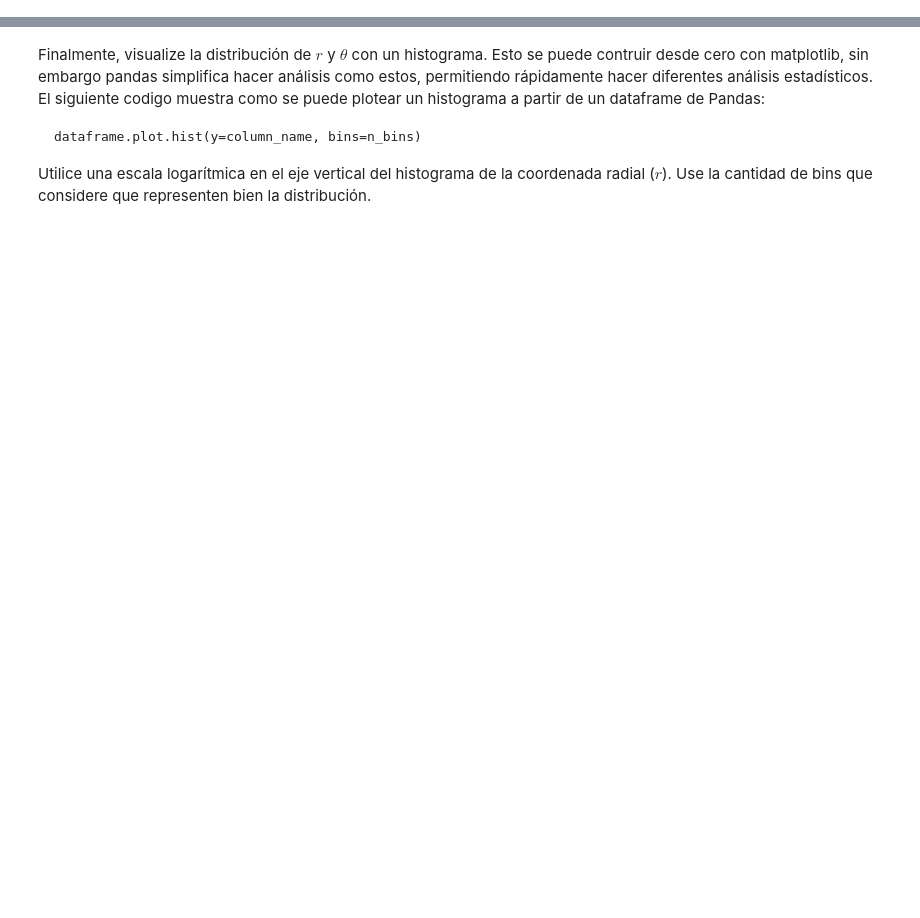
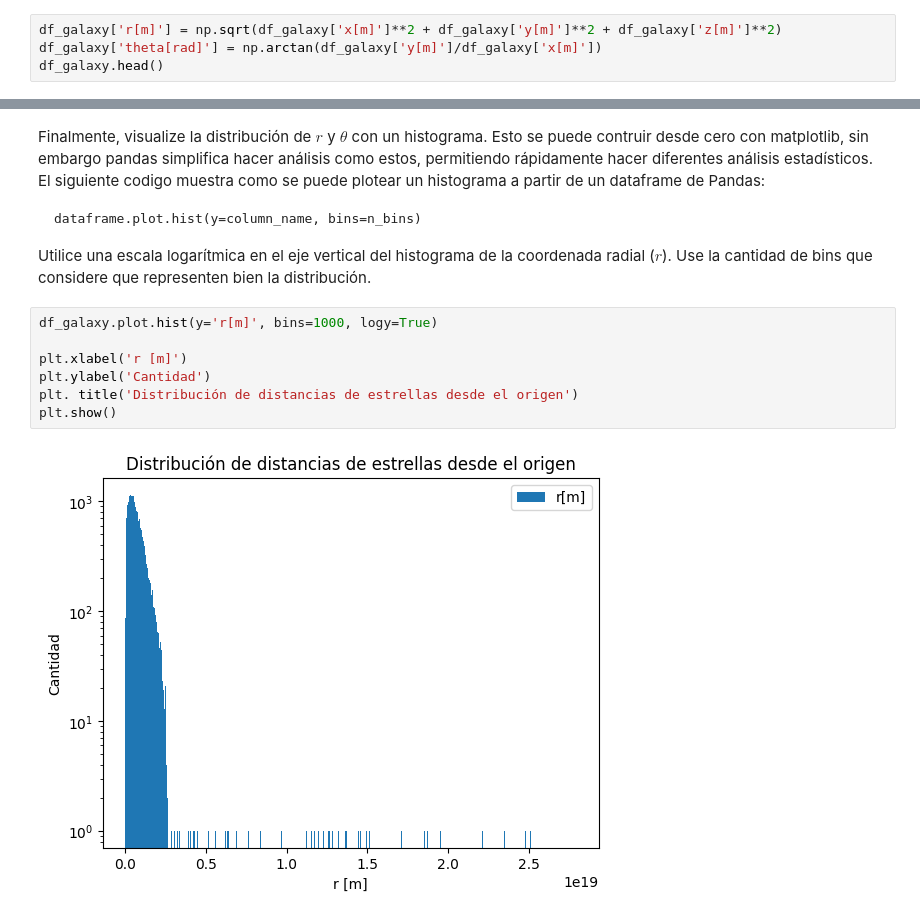
Before and after one commit to Xavier204/Tarea-1, a Jupyter notebook: Tarea_1.ipynb, the cells around one changed output, grey strips where cells are left out. Cells and saved outputs as stored; diff of their text form; blank space fills up the shorter version.

````diff
--- a/Tarea_1.ipynb
+++ b/Tarea_1.ipynb
@@ -500,3 +526,7 @@ Calcule la distancia $r$ y ángulo $\theta$ de cada una de las estrellas y añad
 $r = \sqrt{x^2 + y^2 + z^2}$
 
 $θ = \arctan(y/x)$
+# %%
+df_galaxy['r[m]'] = np.sqrt(df_galaxy['x[m]']**2 + df_galaxy['y[m]']**2 + df_galaxy['z[m]']**2)
+df_galaxy['theta[rad]'] = np.arctan(df_galaxy['y[m]']/df_galaxy['x[m]'])
+df_galaxy.head()
@@ -509,3 +546,12 @@ dataframe.plot.hist(y=column_name, bins=n_bins)
 ```
 
 Utilice una escala logarítmica en el eje vertical del histograma de la coordenada radial ($r$). Use la cantidad de bins que considere que representen bien la distribución.
+# %%
+df_galaxy.plot.hist(y='r[m]', bins=1000, logy=True)
+
+plt.xlabel('r [m]')
+plt.ylabel('Cantidad')
+plt. title('Distribución de distancias de estrellas desde el origen')
+plt.show()
+# %% [output]
+[figure, added]
````
Also changed, not shown: parts of 7 cells of this notebook.
